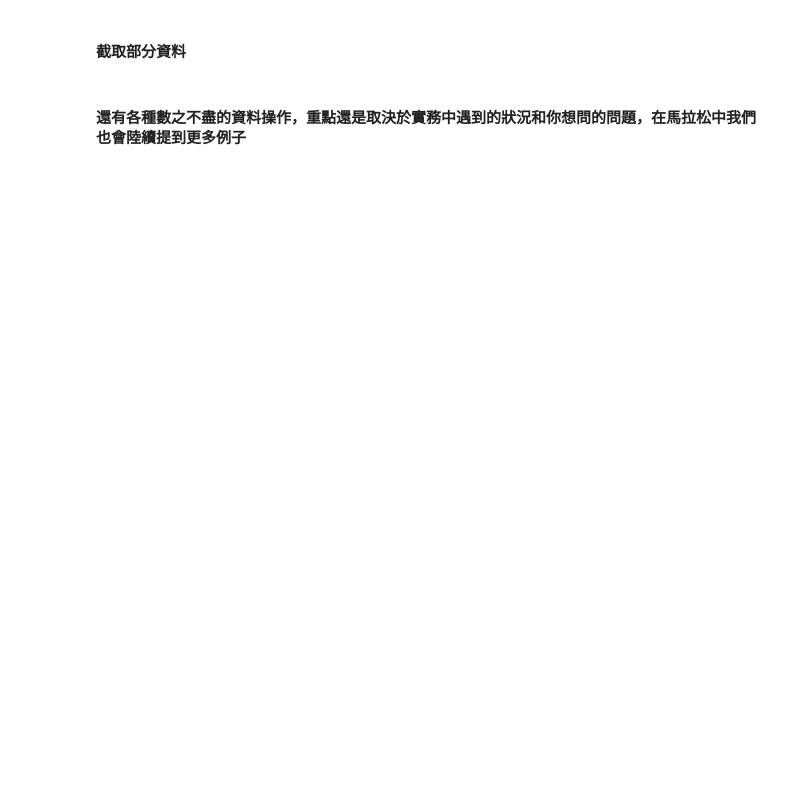
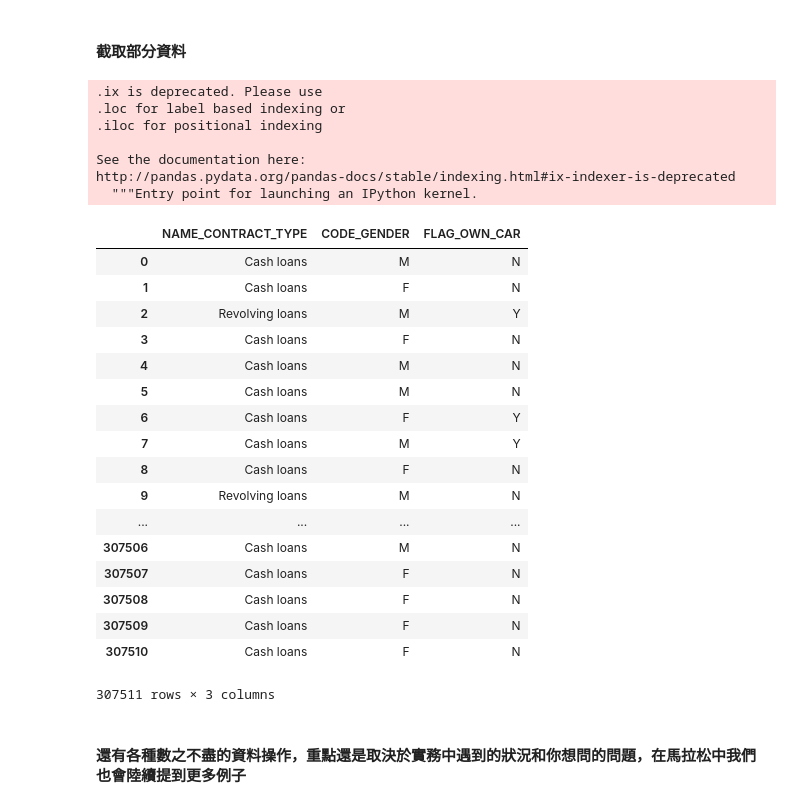
Before and after one commit to kevin23916/2nd-ML100Days, a Jupyter notebook: homework/Day_002_HW.ipynb, the cells around one changed output. Cells and saved outputs as stored; diff of their text form; code cells hidden in the pictures; blank space fills up the shorter version.

```diff
--- a/homework/Day_002_HW.ipynb
+++ b/homework/Day_002_HW.ipynb
@@ -26,2 +32,5 @@ Path of read in data: /Users/lee/Documents/Github/2nd-ML100Days/homework/data/ap
 # %% [markdown]
 #### 列出所有欄位
+# %%
+df = pd.read_csv(f_app)
+print(df)
@@ -28,4 +55,32 @@ Path of read in data: /Users/lee/Documents/Github/2nd-ML100Days/homework/data/ap
 # %% [markdown]
 #### 截取部分資料
+# %%
+df.ix[:, 'NAME_CONTRACT_TYPE':'FLAG_OWN_CAR']
+# %% [output]
+.ix is deprecated. Please use
+.loc for label based indexing or
+.iloc for positional indexing
+
+See the documentation here:
+http://pandas.pydata.org/pandas-docs/stable/indexing.html#ix-indexer-is-deprecated
+  """Entry point for launching an IPython kernel.
+|  | NAME_CONTRACT_TYPE | CODE_GENDER | FLAG_OWN_CAR |
+| 0 | Cash loans | M | N |
+| 1 | Cash loans | F | N |
+| 2 | Revolving loans | M | Y |
+| 3 | Cash loans | F | N |
+| 4 | Cash loans | M | N |
+| 5 | Cash loans | M | N |
+| 6 | Cash loans | F | Y |
+| 7 | Cash loans | M | Y |
+| 8 | Cash loans | F | N |
+| 9 | Revolving loans | M | N |
+| ... | ... | ... | ... |
+| 307506 | Cash loans | M | N |
+| 307507 | Cash loans | F | N |
+| 307508 | Cash loans | F | N |
+| 307509 | Cash loans | F | N |
+| 307510 | Cash loans | F | N |
+307511 rows × 3 columns
 # %% [markdown]
 #### 還有各種數之不盡的資料操作，重點還是取決於實務中遇到的狀況和你想問的問題，在馬拉松中我們也會陸續提到更多例子
```
Also changed, not shown: parts of 2 cells of this notebook.
